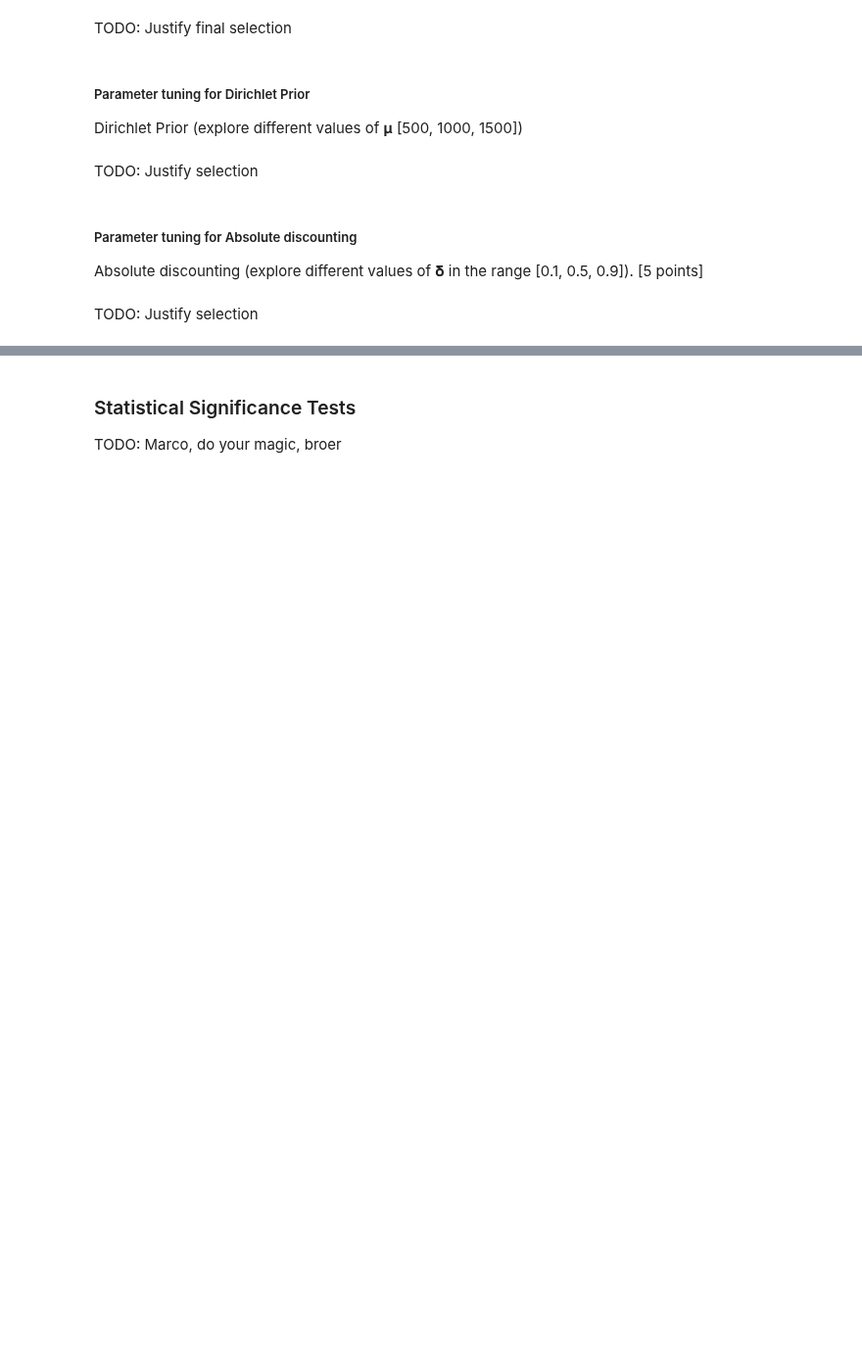
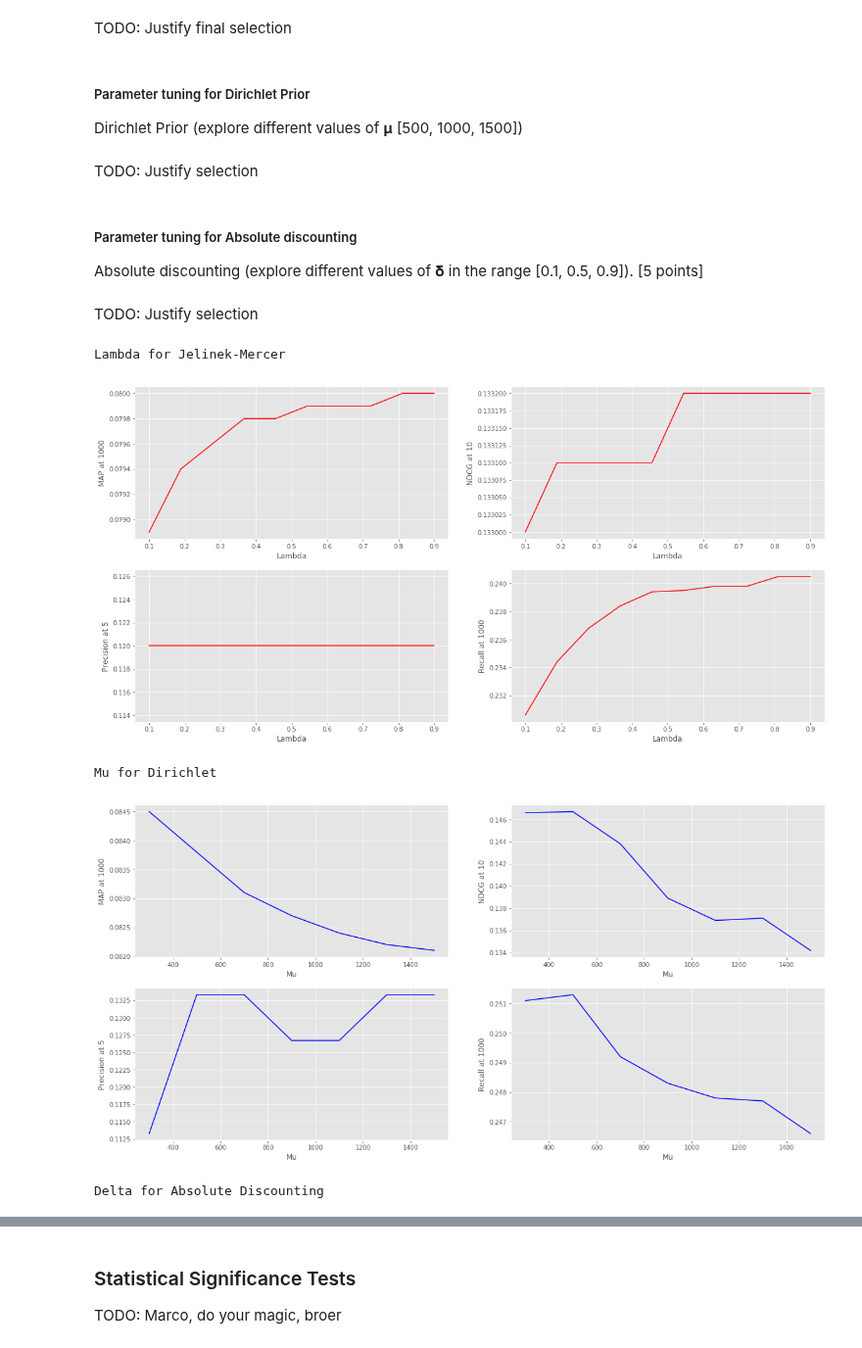
Before and after one commit to samarthbhargav/ir1, a Jupyter notebook: homeworks/HW2/11859032-11823453-10176306-hw2.ipynb, the cells around one changed output, grey strips where cells are left out. Shown at 98% size. Saved outputs shown, nothing was run; the diff lists cells and outputs as text; code cells hidden in the pictures; blank space fills up the shorter version.

Commit message:
more plots etc

```diff
--- a/homeworks/HW2/11859032-11823453-10176306-hw2.ipynb
+++ b/homeworks/HW2/11859032-11823453-10176306-hw2.ipynb
@@ -156,7 +156,7 @@ class TrecAPI:
     API for TRECEval
     """
 
-    def __init__(self, trec_path = "../../trec_eval/trec_eval"):
+    def __init__(self, trec_path = "./trec_eval/trec_eval"):
         """
         Create an instance for the TREC api
 
@@ -985,22 +1000,24 @@ print("Lambda for Jelinek-Mercer")
 plt.subplot(2,2,1)
 plt.plot(lmbds_x, maps_y, c="red")
 plt.xlabel("Lambda")
-plt.ylabel("MAP")
+plt.ylabel("MAP at 1000")
 
 plt.subplot(2,2,2)
 plt.plot(lmbds_x, ndcgs_y, c="red")
 plt.xlabel("Lambda")
-plt.ylabel("NDCG")
+plt.ylabel("NDCG at 10")
 
 plt.subplot(2,2,3)
 plt.plot(lmbds_x, precs_y, c="red")
 plt.xlabel("Lambda")
-plt.ylabel("Precision")
+plt.ylabel("Precision at 5")
 
 plt.subplot(2,2,4)
 plt.plot(lmbds_x, recalls_y, c="red")
 plt.xlabel("Lambda")
-plt.ylabel("Recall")
+plt.ylabel("Recall at 1000")
+
+plt.savefig('lambda.png', format='png', bbox_inches='tight',dpi=600)
 
 plt.show()
 
@@ -1023,22 +1040,24 @@ print("Mu for Dirichlet")
 plt.subplot(2,2,1)
 plt.plot(mus_x, maps_y, c="blue")
 plt.xlabel("Mu")
-plt.ylabel("MAP")
+plt.ylabel("MAP at 1000")
 
 plt.subplot(2,2,2)
 plt.plot(mus_x, ndcgs_y, c="blue")
 plt.xlabel("Mu")
-plt.ylabel("NDCG")
+plt.ylabel("NDCG at 10")
 
 plt.subplot(2,2,3)
 plt.plot(mus_x, precs_y, c="blue")
 plt.xlabel("Mu")
-plt.ylabel("Precision")
+plt.ylabel("Precision at 5")
 
 plt.subplot(2,2,4)
 plt.plot(mus_x, recalls_y, c="blue")
 plt.xlabel("Mu")
-plt.ylabel("Recall")
+plt.ylabel("Recall at 1000")
+
+plt.savefig('mu.png', format='png', bbox_inches='tight',dpi=600)
 
 plt.show()
 
@@ -1048,34 +1067,42 @@ recalls_y = []
 maps_y = []
 ndcgs_y = []
 precs_y = []
 
 for ad in abs_discounting_grid:
     deltas_x.append(ad[0]['delta'])
     recalls_y.append(ad[1]['recall_1000'])
     maps_y.append(ad[1]['map_cut_1000'])
     ndcgs_y.append(ad[1]['ndcg_cut_10'])
     precs_y.append(ad[1]['P_5'])
 
 print("Delta for Absolute Discounting")
 
 plt.subplot(2,2,1)
 plt.plot(deltas_x, maps_y, c="orange")
 plt.xlabel("Delta")
-plt.ylabel("MAP")
+plt.ylabel("MAP at 1000")
 
 plt.subplot(2,2,2)
 plt.plot(deltas_x, ndcgs_y, c="orange")
 plt.xlabel("Delta")
-plt.ylabel("NDCG")
+plt.ylabel("NDCG at 10")
 
 plt.subplot(2,2,3)
 plt.plot(deltas_x, precs_y, c="orange")
 plt.xlabel("Delta")
-plt.ylabel("Precision")
+plt.ylabel("Precision at 5")
 
 plt.subplot(2,2,4)
 plt.plot(deltas_x, recalls_y, c="orange")
 plt.xlabel("Delta")
-plt.ylabel("Recall")
+plt.ylabel("Recall at 1000")
+
+plt.savefig('delta.png', format='png', bbox_inches='tight',dpi=600)
 
 plt.show()
+# %% [output]
+Lambda for Jelinek-Mercer
+[figure, added]
+Mu for Dirichlet
+[figure, added]
+Delta for Absolute Discounting
```
Also changed, not shown: parts of 19 cells of this notebook, 8 other files.
